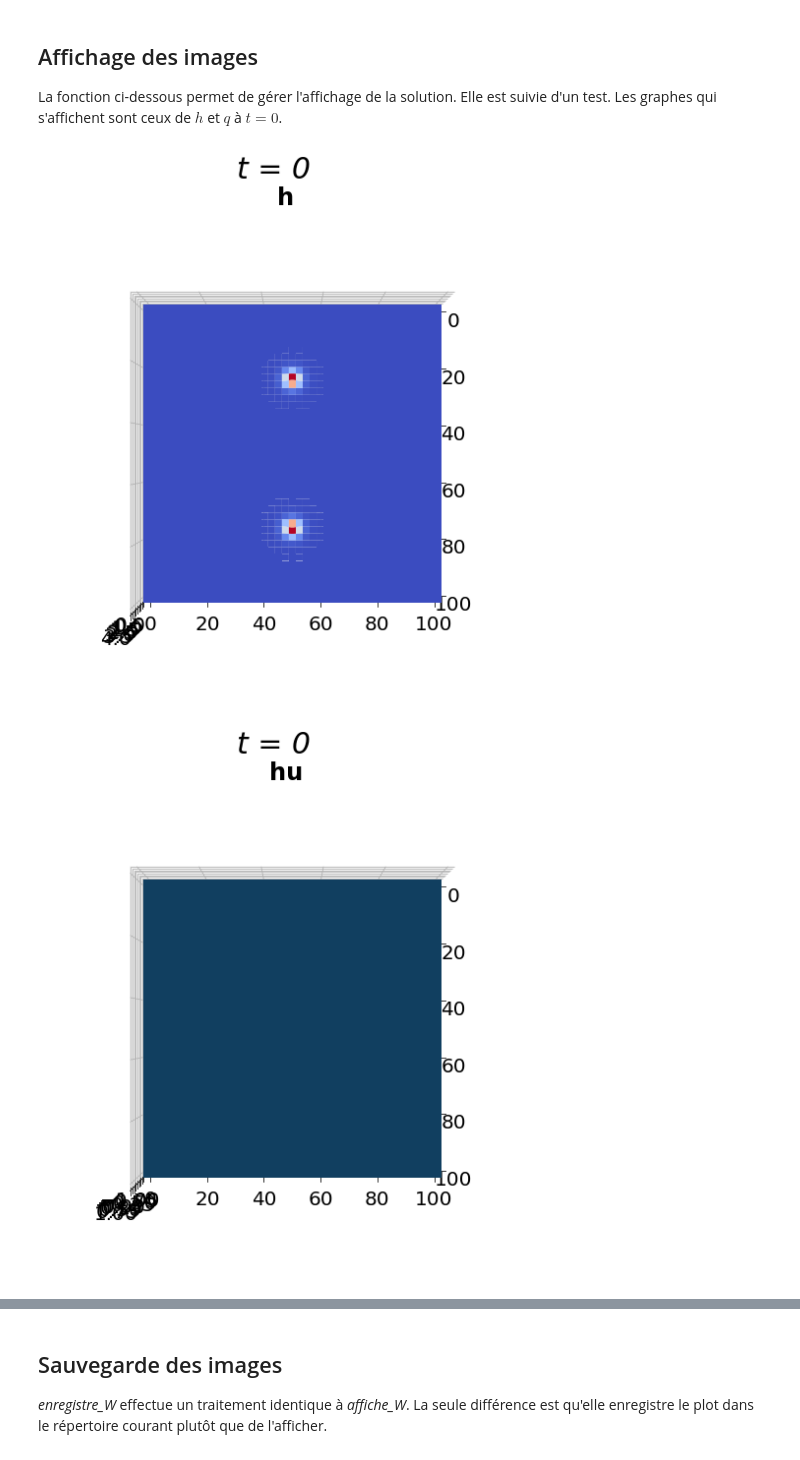
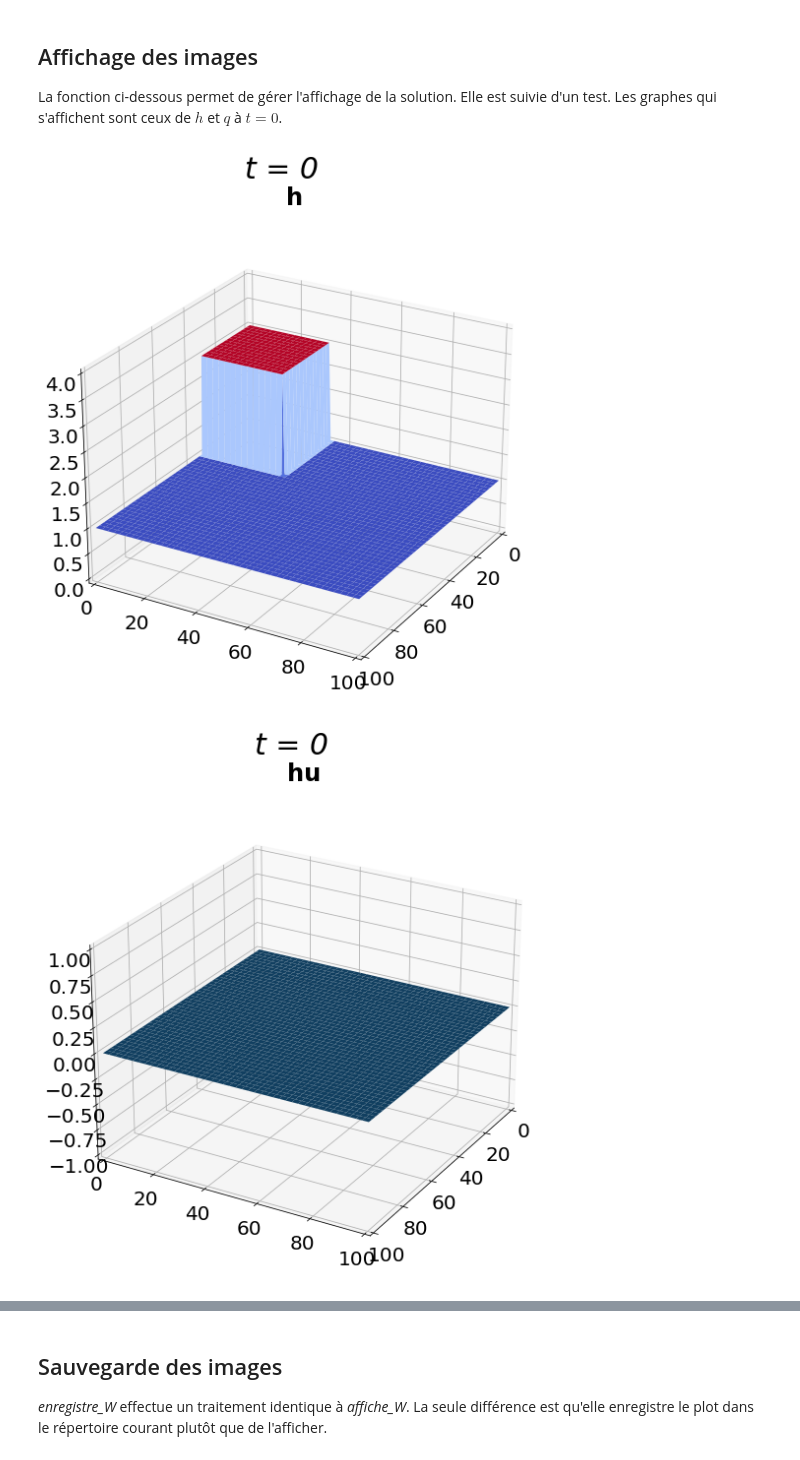
Before and after one commit to R0mainPinguet/Memoire-recherche, a Jupyter notebook: Implementation_2D.ipynb, the cells around one changed output, grey strips where cells are left out. Cells and saved outputs as stored; diff of their text form; code cells hidden in the pictures.

```diff
--- a/Implementation_2D.ipynb
+++ b/Implementation_2D.ipynb
@@ -59,34 +59,38 @@ le vecteur inconnu.
 # %%
 X,Y=np.mgrid[xMin:xMax+2*h/3:h,yMin:yMax+2*h/3:h] # Discrétisation de [xMin, xMax] et [yMin, yMax]
 
-W0 = np.ones([N+2,N+2]) # Discrétisation de h
-W1 = np.ones([N+2,N+2]) # Discrétisation de hu
-W2 = np.ones([N+2,N+2]) # Discrétisation de hv
 
-W0prime = np.ones([N+2,N+2]) # Pour les calculs dans la boucle temporelle
-W1prime = np.ones([N+2,N+2])
-W2prime = np.ones([N+2,N+2])
+W = np.ones([N+2,N+2,3]) # Discrétisation de h , hu et hv
+Wprime = np.ones([N+2,N+2,3]) # Pour les calculs dans la boucle temporelle
+
+
+#Pour améliorer la complexité de l'algorithme
+Tableau_F_Ronde = np.ones([N+2,N+2,3])
+Tableau_G_Ronde = np.ones([N+2,N+2,3])
+
+
 
 # Définitions du h initial ------------------------------------
 
 # Hauteur de l'eau en escalier
-# W0[0,0:(N+2)//3]   = 3
-# W0[0,(N+2)//3:N+2] = 1.25
+W[0:(N+2)//3,0:(N+2)//3,0]   = 3
 
 # Hauteur de l'eau constante
-# W0[0,:]=1
+# W[:,:,0]=1
 
 # Hauteur de l'eau en bosse
-# W0 = 2+10/(4 + .01*( (X-50)**2 + (Y-50)**2 ) )
-W0 = 2+1/np.cosh(np.sqrt((X-25)**2+(Y-50)**2))
-W0 += +1/np.cosh(np.sqrt((X-75)**2+(Y-50)**2))
+# W = 2+10/(4 + .01*( (X-50)**2 + (Y-50)**2 ) )
+
+# Hauteur de l'eau en double bosse
+# W[:,:,0] = 2+1/np.cosh(np.sqrt((X-25)**2+(Y-50)**2))
+# W[:,:,0] += 1/np.cosh(np.sqrt((X-75)**2+(Y-50)**2))
 
 
-# Définitions du débit initial ------------------------------------
+# Définitions des débit initial ------------------------------------
 
 # Débit de l'eau constant
-W1[:,:]=0
-W2[:,:]=0
+W[:,:,1]=0
+W[:,:,2]=0
 # %% [markdown]
 ## Nombre de sauvegardes durant la simulation
 
@@ -112,36 +116,36 @@ def affiche_W(t=0,index=0):
     t_int=round(t,4) # Troncature de t après la 4eme décimale
 
     fig = plt.figure(figsize =(14, 9))
     ax = plt.axes(projection ='3d')
 
     if(index==0):
-        ax.plot_surface(X, Y, W0, cmap=cm.coolwarm)
+        ax.plot_surface(X, Y, W[:,:,0], cmap=cm.coolwarm)
         ax.set_title("h",fontweight="bold",pad=15)
         ax.set_zlim([0,4])
     elif(index==1):
-        ax.plot_surface(X, Y, W1)
+        ax.plot_surface(X, Y, W[:,:,1])
         ax.set_title("hu",fontweight="bold",pad=15)
         ax.set_zlim([-1,1])
     elif(index==2):
-        ax.plot_surface(X, Y, W2)
+        ax.plot_surface(X, Y, W[:,:,2])
         ax.set_title("hv",fontweight="bold",pad=15)
         ax.set_zlim([-1,1])
     else:
         print("Mauvaise valeur d'index")
 
     fig.suptitle("t = "+str(t_int),style='italic',size=30)
 
     ax.set_xlim([xMin,xMax])
     ax.set_ylim([yMin,yMax])
 
-    ax.view_init(90, 0)
+    ax.view_init(25, 30)
 
     plt.show()
 
 #Affichage de h, u et v
 affiche_W()
 affiche_W(index=1)
 affiche_W(index=2)
 # %% [output]
-[figure, old version]
+[figure, new version]
-[figure, old version]
+[figure, new version]
```
Also changed, not shown: parts of 5 cells of this notebook, 21 other files.
